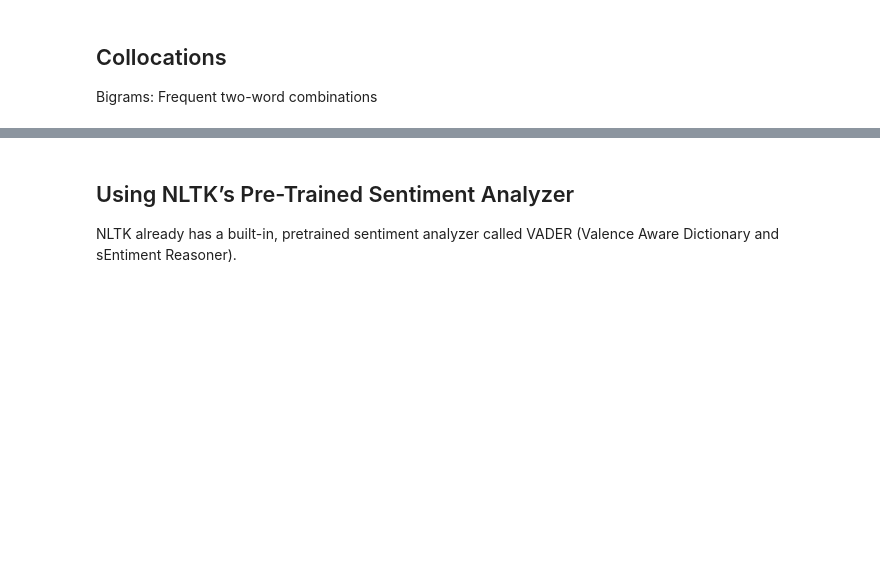
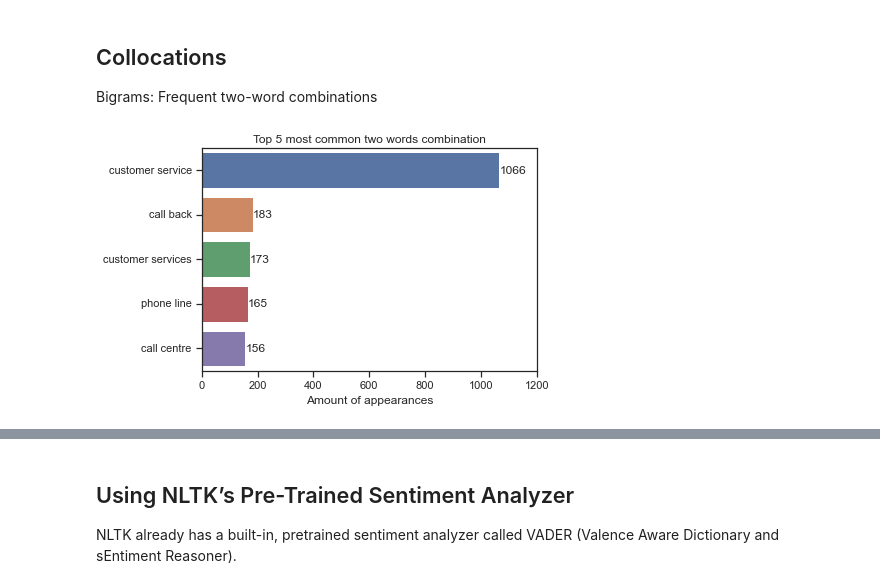
Before and after one commit to KarolinaMikiciuk/bt_group_project, a Jupyter notebook: nltk_sentiment_analysis.ipynb, the cells around one changed output, grey strips where cells are left out. Saved outputs shown, nothing was run; the diff lists cells and outputs as text; code cells hidden in the pictures; blank space fills up the shorter version.

```diff
--- a/nltk_sentiment_analysis.ipynb
+++ b/nltk_sentiment_analysis.ipynb
@@ -200,3 +224,16 @@ sns.barplot(y=fdist.index, x=fdist.values, color='blue');
 Bigrams: Frequent two-word combinations
 # %%
 finder = nltk.collocations.BigramCollocationFinder.from_words(words)
+bigram = finder.ngram_fd.most_common(5)
+
+def plot_n_grams(n_gram,word):
+    x,y=map(list,zip(*n_gram))
+    x = [' '.join(i) for i in x]
+    ax = sns.barplot(x=y,y=x)
+    plt.title(f'Top 5 most common {word} combination', fontsize=12)
+    plt.xlabel('Amount of appearances', fontsize=12)
+    for container in ax.containers:
+        ax.bar_label(container)
+plot_n_grams(bigram, 'two words')
+# %% [output]
+[figure, added]
```
Also changed, not shown: parts of 5 cells of this notebook, 1 other file.
